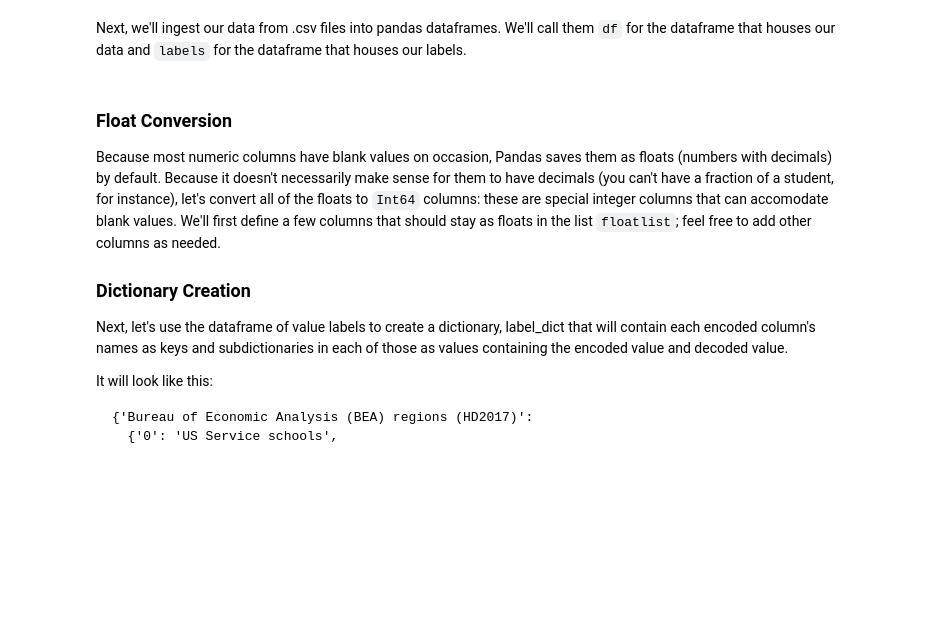
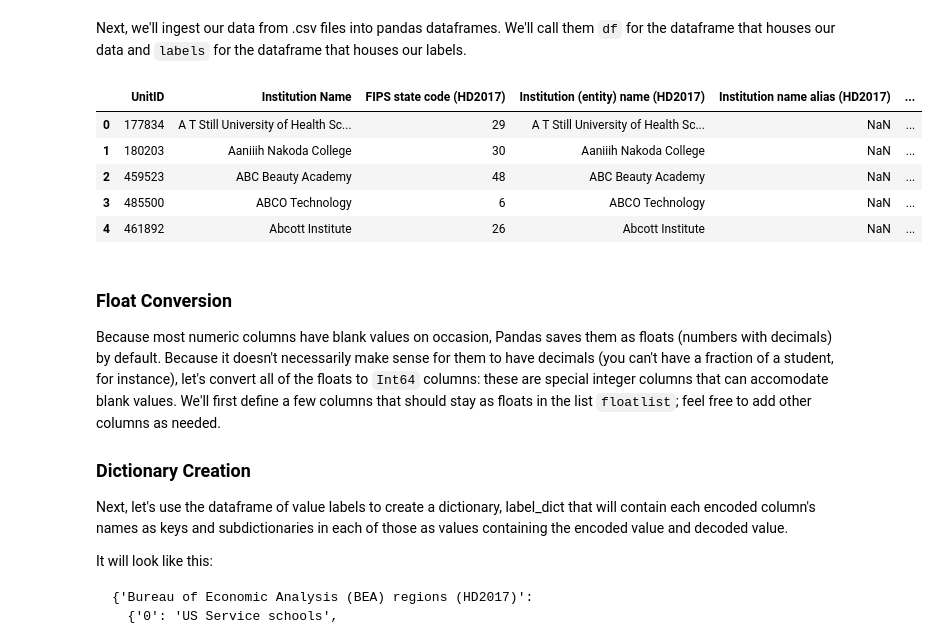
Before and after one commit to j-phi/IPEDS, a Jupyter notebook: IPEDS_Category_Filler.ipynb, the cells around one changed output. Drawn from its saved outputs; the diff is of its cells as text; code cells hidden in the pictures; blank space fills up the shorter version.

```diff
--- a/IPEDS_Category_Filler.ipynb
+++ b/IPEDS_Category_Filler.ipynb
@@ -71,6 +71,15 @@ Next, we'll ingest our data from .csv files into pandas dataframes. We'll call t
 # %%
 df = pd.read_csv(data_loc)
 labels = pd.read_csv(labels_loc)
+# %%
+df.head()
+# %% [output]
+|  | UnitID | Institution Name | FIPS state code (HD2017) | Institution (entity) name (HD2017) | Institution name alias (HD2017) | ... |
+| 0 | 177834 | A T Still University of Health Sc... | 29 | A T Still University of Health Sc... | NaN | ... |
+| 1 | 180203 | Aaniiih Nakoda College | 30 | Aaniiih Nakoda College | NaN | ... |
+| 2 | 459523 | ABC Beauty Academy | 48 | ABC Beauty Academy | NaN | ... |
+| 3 | 485500 | ABCO Technology | 6 | ABCO Technology | NaN | ... |
+| 4 | 461892 | Abcott Institute | 26 | Abcott Institute | NaN | ... |
 # %% [markdown]
 ### Float Conversion
 
```
Also changed, not shown: parts of 1 cell of this notebook.
